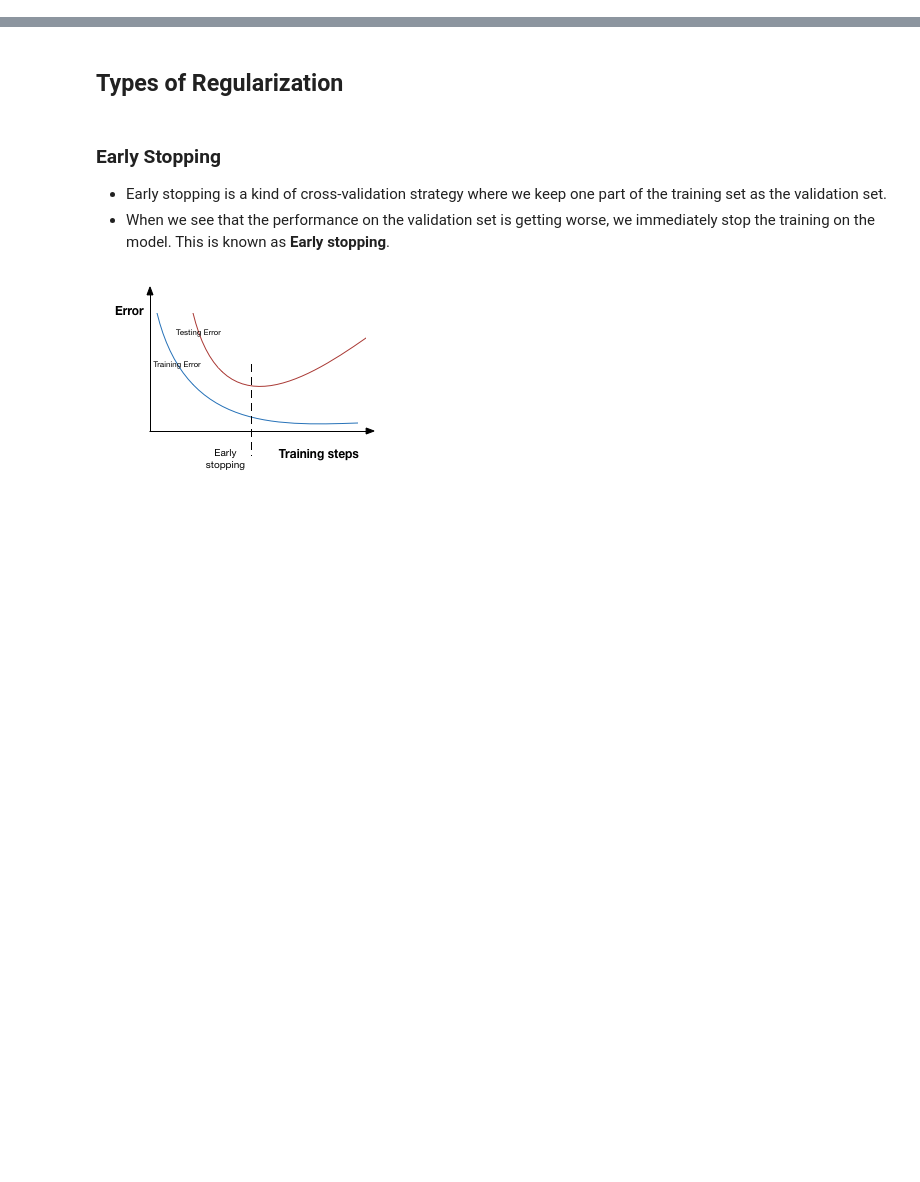
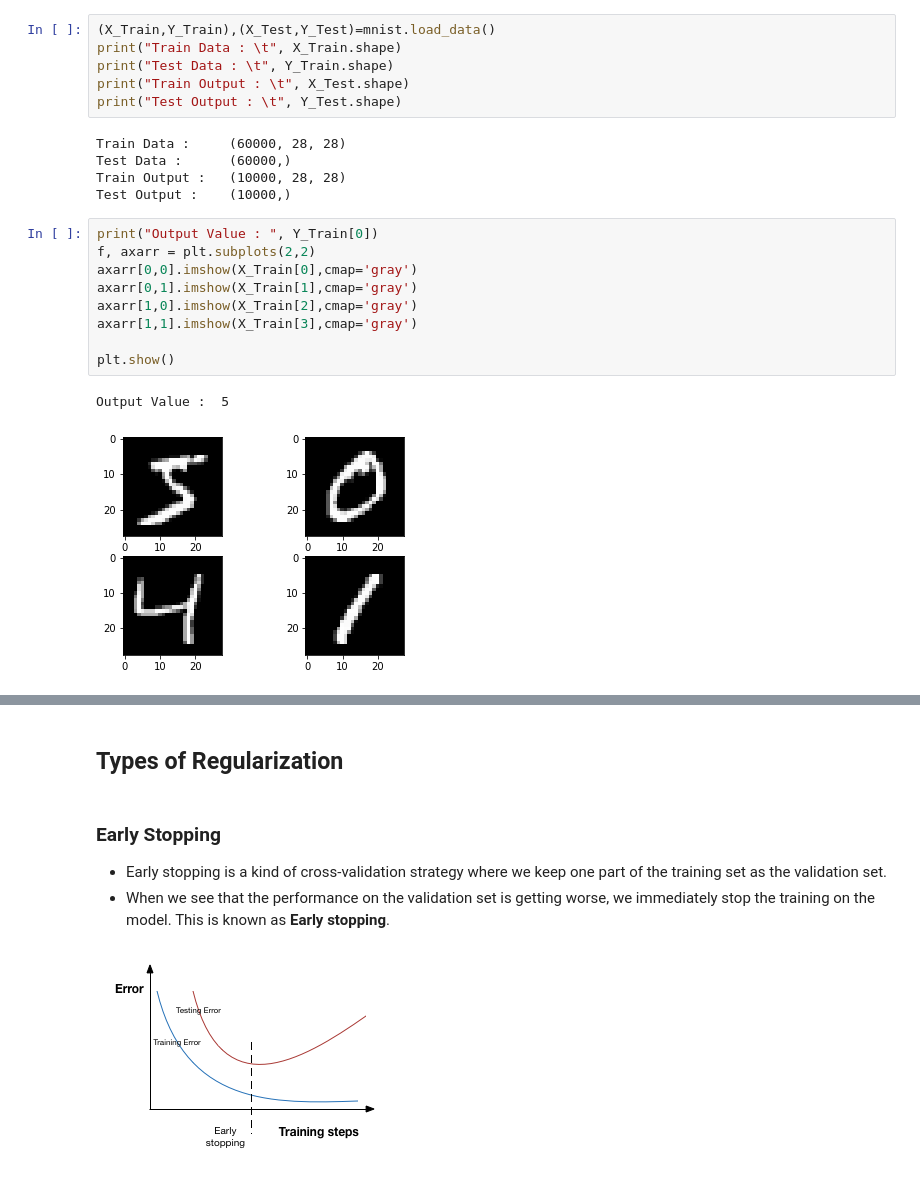
Before and after one commit to weasel-codes/google-colab, a Jupyter notebook: Regularization_In_DL.ipynb, the cells around one changed output, grey strips where cells are left out. Saved outputs shown, nothing was run; the diff lists cells and outputs as text; blank space fills up the shorter version.

```diff
--- a/Regularization_In_DL.ipynb
+++ b/Regularization_In_DL.ipynb
@@ -13,0 +28,23 @@
+# %%
+(X_Train,Y_Train),(X_Test,Y_Test)=mnist.load_data()
+print("Train Data : \t", X_Train.shape)
+print("Test Data : \t", Y_Train.shape)
+print("Train Output : \t", X_Test.shape)
+print("Test Output : \t", Y_Test.shape)
+# %% [output]
+Train Data :     (60000, 28, 28)
+Test Data :      (60000,)
+Train Output :   (10000, 28, 28)
+Test Output :    (10000,)
+# %%
+print("Output Value : ", Y_Train[0])
+f, axarr = plt.subplots(2,2)
+axarr[0,0].imshow(X_Train[0],cmap='gray')
+axarr[0,1].imshow(X_Train[1],cmap='gray')
+axarr[1,0].imshow(X_Train[2],cmap='gray')
+axarr[1,1].imshow(X_Train[3],cmap='gray')
+
+plt.show()
+# %% [output]
+Output Value :  5
+[figure, added]
```
Also changed, not shown: parts of 13 cells of this notebook.
